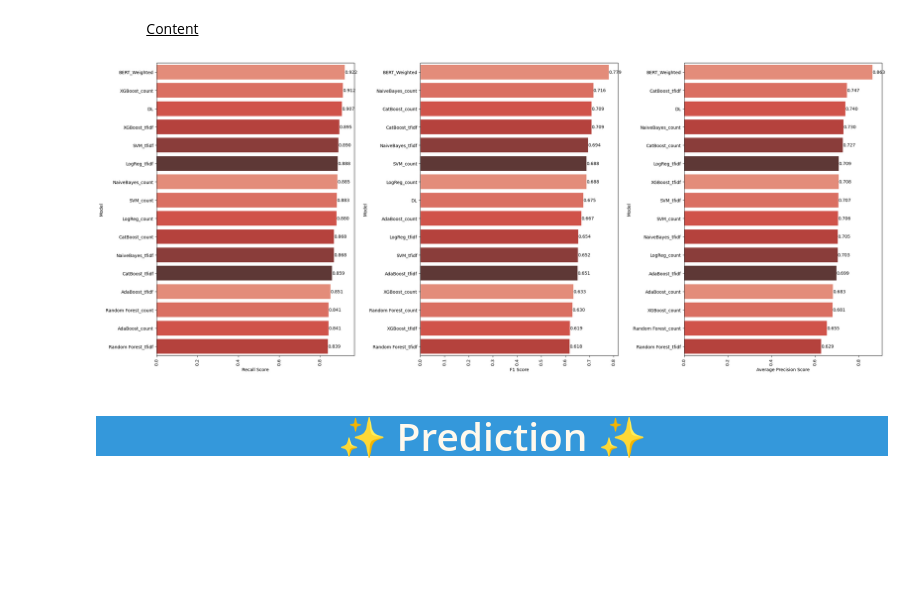
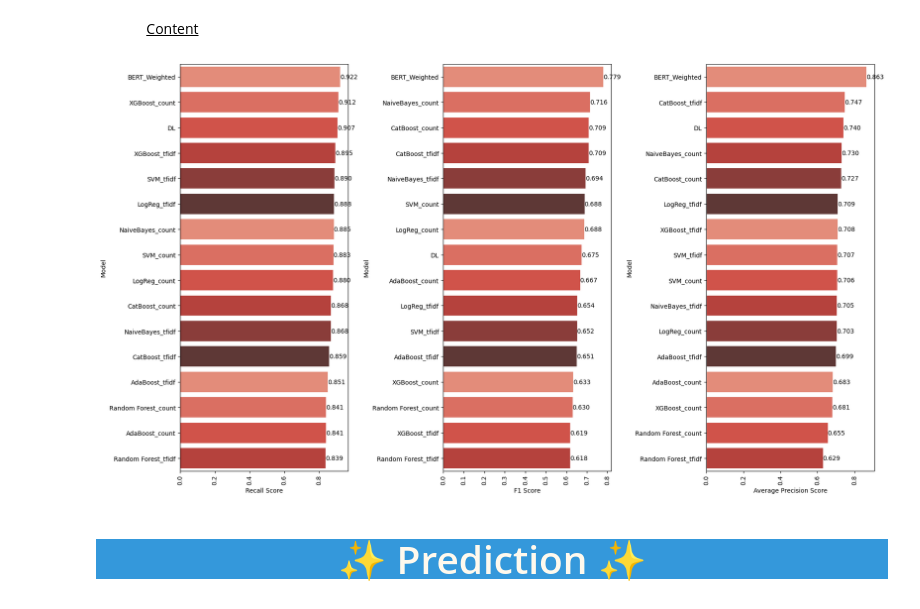
Before and after one commit to huseyincenik/nlp_natural_language_processing, a Jupyter notebook: sentiment_analysis_predicting_product_recommendations_via_text_analysis/sentiment_analysis_predicting_product_recommendations_via_text_analysis.ipynb, the cells around one changed output. Saved outputs shown, nothing was run; the diff lists cells and outputs as text; code cells hidden in the pictures; blank space fills up the shorter version.

```diff
--- a/sentiment_analysis_predicting_product_recommendations_via_text_analysis/sentiment_analysis_predicting_product_recommendations_via_text_analysis.ipynb
+++ b/sentiment_analysis_predicting_product_recommendations_via_text_analysis/sentiment_analysis_predicting_product_recommendations_via_text_analysis.ipynb
@@ -3360,41 +3360,41 @@ compare = pd.DataFrame({"Model": ["NaiveBayes_count", "LogReg_count", "SVM_count
 
 
 
-plt.figure(figsize=(25, 10))
+plt.figure(figsize=(18, 10))
 
 
 red_palette = sns.color_palette("Reds_d")
 
 
 plt.subplot(131)
 compare = compare.sort_values(by="Recall_Score", ascending=False)
 ax = sns.barplot(x="Recall_Score", y="Model", data=compare, palette=red_palette)
 ax.set_xlabel("Recall Score")
 ax.set_ylabel("Model")
 plt.xticks(rotation=90)
 ax.bar_label(ax.containers[0], fmt="%.3f")
 
 
 plt.subplot(132)
 compare = compare.sort_values(by="F1_Score", ascending=False)
 ax = sns.barplot(x="F1_Score", y="Model", data=compare, palette=red_palette)
 ax.set_xlabel("F1 Score")
 ax.set_ylabel("Model")
 plt.xticks(rotation=90)
 ax.bar_label(ax.containers[0], fmt="%.3f")
 
 plt.subplot(133)
 compare = compare.sort_values(by="Average_Precision_Score", ascending=False)
 ax = sns.barplot(x="Average_Precision_Score", y="Model", data=compare, palette=red_palette)
 ax.set_xlabel("Average Precision Score")
 ax.set_ylabel("Model")
 plt.xticks(rotation=90)
 ax.bar_label(ax.containers[0], fmt="%.3f")
 
 plt.tight_layout()
 plt.show()
 # %% [output]
-[figure, old version]
+[figure, new version]
 # %% [markdown]
 <a id="prediction"></a>
 # <p style="background-color:#3498DB; font-family:newtimeroman;color:#FFF9ED; font-size:150%; text-align:center; border-radius: 15px 50px;"> ✨ Prediction ✨</p>
```
